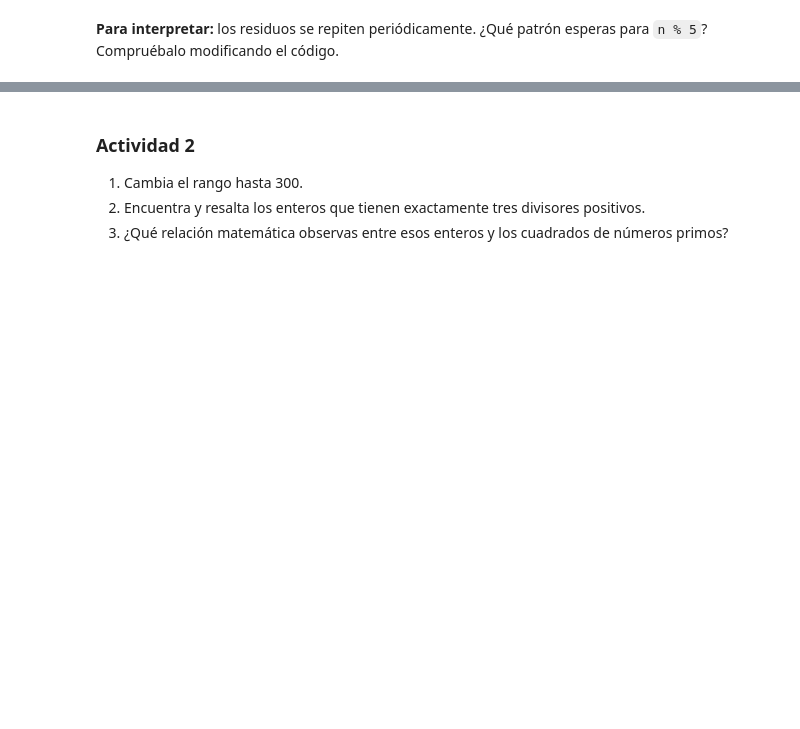
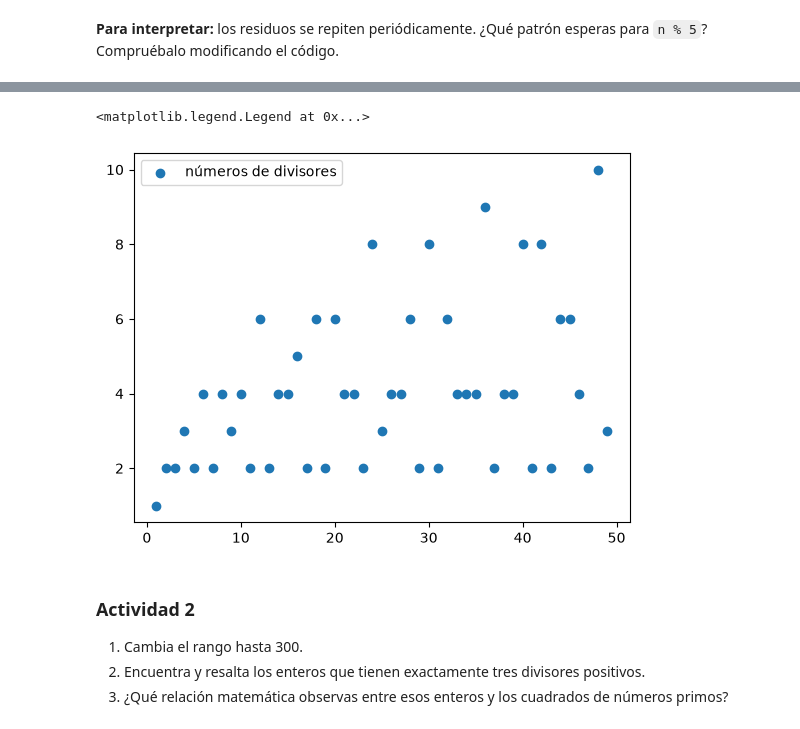
Before and after one commit to marco-canas/fundamentos_de_programacion, a Jupyter notebook: 2_clases/unidad3/capitulo_9_Matplotlib_ciencia_datos_teoria_elemental_numeros.ipynb, the cells around one changed output, grey strips where cells are left out. Cells and saved outputs as stored; diff of their text form; code cells hidden in the pictures; blank space fills up the shorter version.

```diff
--- a/2_clases/unidad3/capitulo_9_Matplotlib_ciencia_datos_teoria_elemental_numeros.ipynb
+++ b/2_clases/unidad3/capitulo_9_Matplotlib_ciencia_datos_teoria_elemental_numeros.ipynb
@@ -490,3 +499,11 @@ plt.show()
+# %%
+import matplotlib.pyplot as plt
+
+plt.scatter(df.numero, df.numero_de_divisores, label = 'números de divisores')
+plt.legend()
+# %% [output]
+<matplotlib.legend.Legend at 0x...>
+[figure, added]
 # %% [markdown]
 ### Actividad 2
 1. Cambia el rango hasta 300.
```
Also changed, not shown: parts of 21 cells of this notebook, 3 other files.
